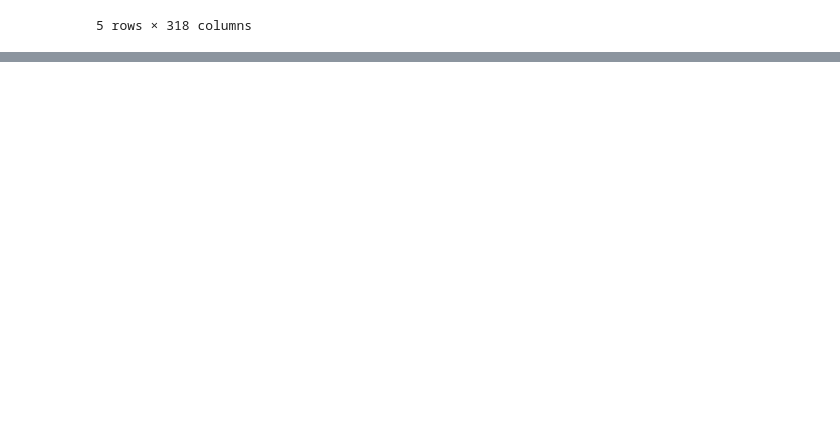
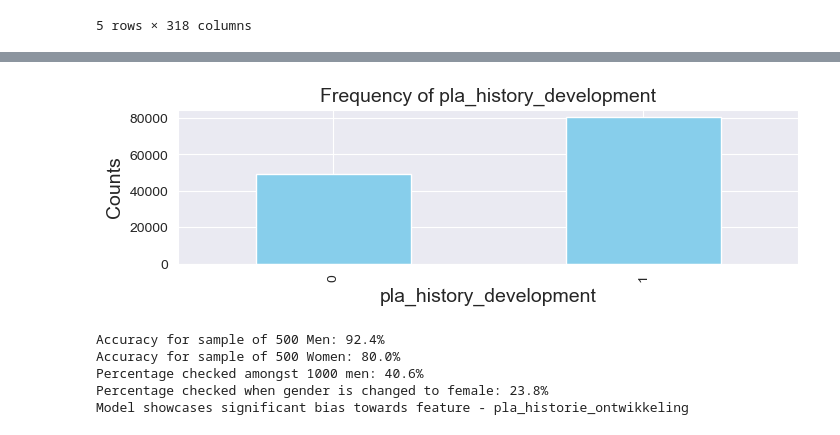
Before and after one commit to yulinchen03/TestingProject, a Jupyter notebook: src/team_2/biased_feature_selection.ipynb, the cells around one changed output, grey strips where cells are left out. Saved outputs shown, nothing was run; the diff lists cells and outputs as text; code cells hidden in the pictures; blank space fills up the shorter version.

```diff
--- a/src/team_2/biased_feature_selection.ipynb
+++ b/src/team_2/biased_feature_selection.ipynb
@@ -84,6 +89,15 @@ def analyze_features(data, cache, filename):
     plt.tight_layout()
     # Display the plot
     plt.show()
+# %%
+def plot_values(feature, data):
+    counts = data[feature].value_counts().sort_index()
+
+    plt.figure(figsize=(8,2))
+    counts.plot(kind='bar', color='skyblue')
+    plt.title(f'Frequency of {feature}', fontsize=14)
+    plt.xlabel(f'{feature}', fontsize=14)
+    plt.ylabel('Counts', fontsize=14)
 # %%
 def process_bias(data_path, model_path, feature, new_value, is_range):
     # change this with your dataset's path
@@ -147,0 +162,19 @@ analyze_features(df, True, 'feature_importance_2.pkl')
+# %%
+plot_values('pla_history_development', df)
+# %% [output]
+[figure, added]
+# %%
+###TEST: bias on history of plans
+process_bias(
+    data_path='../../data/Experiment_pla_historie_ontwikkeling/0_only.csv',
+    model_path='model/gboost2.onnx',
+    feature='pla_historie_ontwikkeling',
+    new_value=1,
+    is_range=False
+)
+# %% [output]
+Accuracy for sample of 500 Men: 92.4%
+Accuracy for sample of 500 Women: 80.0%
+Percentage checked amongst 1000 men: 40.6%
+Percentage checked when gender is changed to female: 23.8%
+Model showcases significant bias towards feature - pla_historie_ontwikkeling
```
Also changed, not shown: parts of 12 cells of this notebook.
